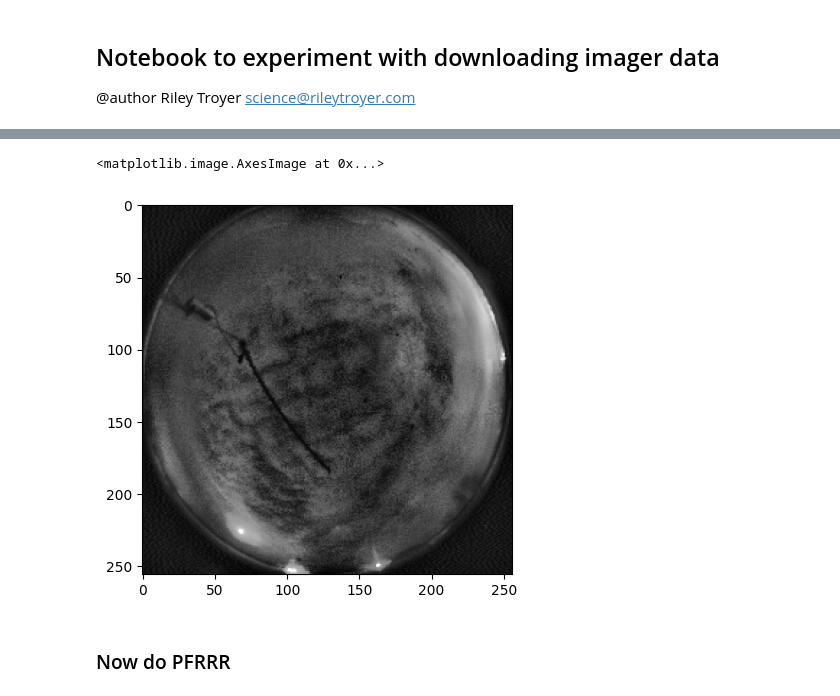
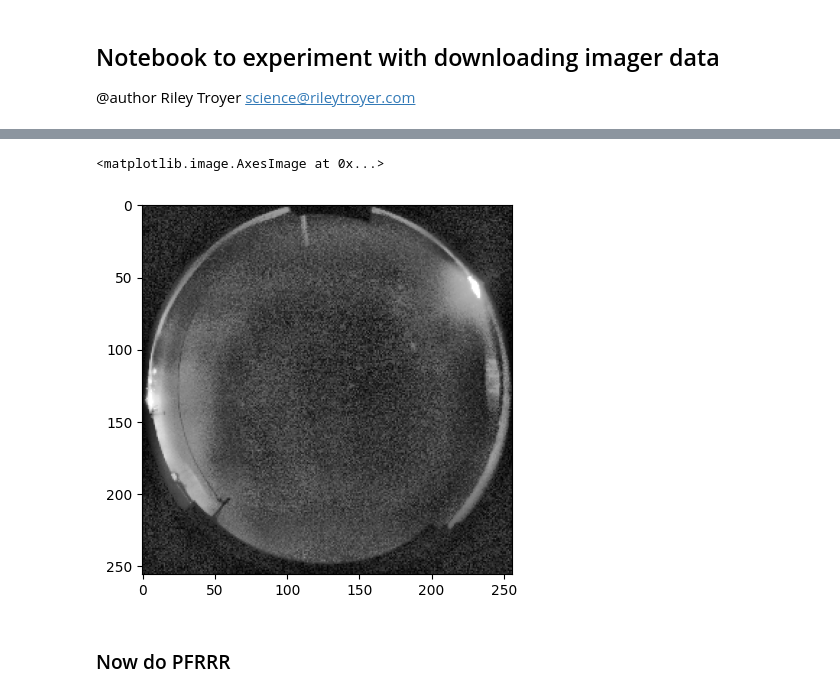
Before and after one commit to rileytroyer/ml-pa-classifications, a Jupyter notebook: notebooks/exploratory/downloading-images.ipynb, the cells around one changed output, grey strips where cells are left out. Saved outputs shown, nothing was run; the diff lists cells and outputs as text; code cells hidden in the pictures.

Commit message:
looking for repeat data

```diff
--- a/notebooks/exploratory/downloading-images.ipynb
+++ b/notebooks/exploratory/downloading-images.ipynb
@@ -99,7 +97,11 @@ Failed reading image data frame: cannot reshape array of size 47896 into shape (
 
 image_filenames = os.listdir('../../data/interim/training/themis/')
 
-#image_file = h5py.File('../../data/interim/training/themis/' + image_filenames[3])
-image_file = h5py.File('/data/asi-data/themis/machine-learning/ml-batch-2022-09-01/images/all-images-2018-03-10-kapu.h5')
+image_file = h5py.File('../../data/interim/training/themis/' + image_filenames[4])
+all_times = image_file['iso_ut_time']
+#image_file = h5py.File('/data/asi-data/themis/machine-learning/ml-batch-2022-09-01/images/all-images-2018-03-10-tpas.h5')
+
+#all_times = image_file['timestamps']
+#all_times = [datetime.fromtimestamp(t) for t in all_times]
 # %%
 import themis_imager_readfile
@@ -107,9 +109,9 @@ filename = '../../data/raw/training/themis/kapu/2018-03-10/ut00/20180310_0029_ka
 img, meta, problematic_files = themis_imager_readfile.read(filename)
 # %%
-plt.imshow(image_file['images'][:, :, 10000], cmap='gray')
+plt.imshow(image_file['images'][:, :, 7565], cmap='gray')
 # %% [output]
 <matplotlib.image.AxesImage at 0x...>
-[figure, old version]
+[figure, new version]
 # %% [markdown]
 ### Now do PFRRR
 # %%
```
Also changed, not shown: parts of 4 cells of this notebook.
